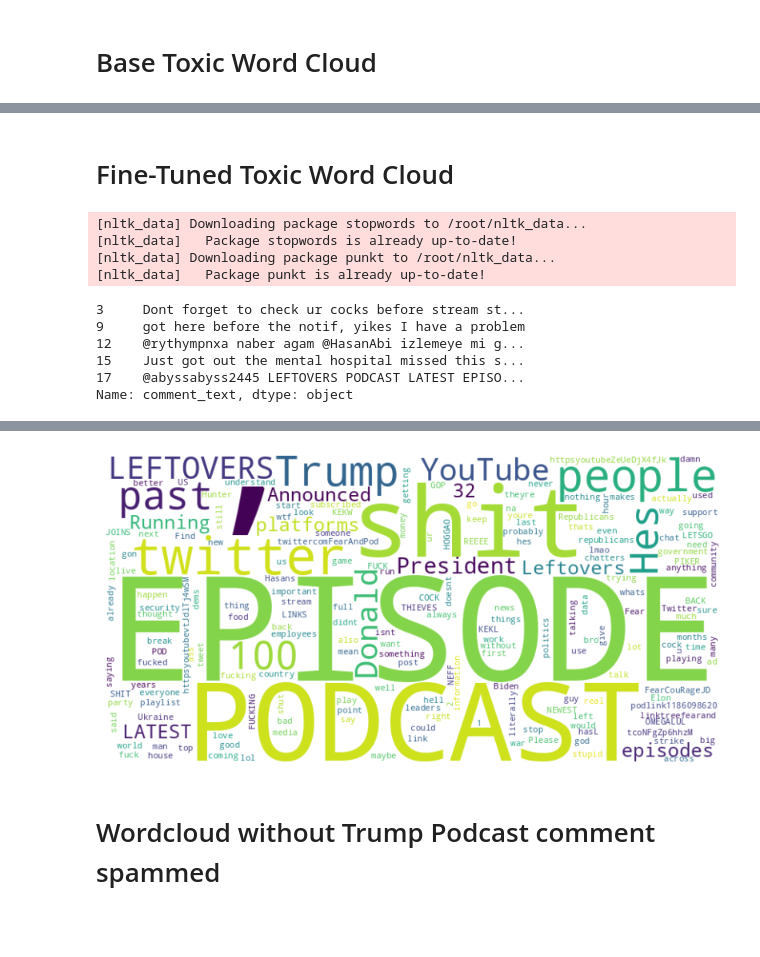
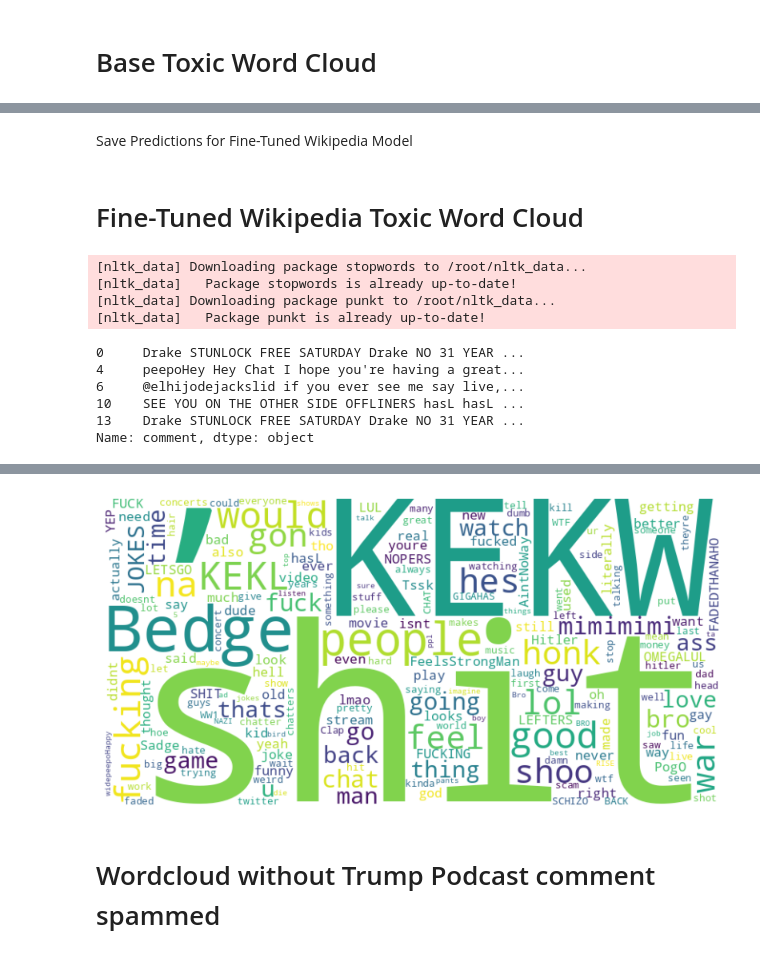
Before and after one commit to EliMartian/roberta_model_fine_tuning, a Jupyter notebook: fine_tuning_roberta.ipynb, the cells around one changed output, grey strips where cells are left out. Drawn from its saved outputs; the diff is of its cells as text; code cells hidden in the pictures; blank space fills up the shorter version.

Commit message:
added double fine-tuning on wikipedia and union

```diff
--- a/fine_tuning_roberta.ipynb
+++ b/fine_tuning_roberta.ipynb
@@ -367,21 +301,22 @@ from torch.utils.data import DataLoader
 from transformers import RobertaTokenizer, AutoModelForSequenceClassification
 from transformers import AdamW
 import torch
+import random
 
 random.seed(42)
 np.random.seed(42)
 torch.manual_seed(42)
-torch.cuda.manual_seed_all(42)  # If using CUDA
+torch.cuda.manual_seed_all(42)
 
 device = torch.device('cuda') if torch.cuda.is_available() else torch.device('cpu')
 
-model = model = AutoModelForSequenceClassification.from_pretrained('roberta-base', num_labels=1)
+model = AutoModelForSequenceClassification.from_pretrained('roberta-base', num_labels=1)
 model.to(device)
 model.train()
 
 train_loader = DataLoader(train_dataset, batch_size=16, shuffle=True)
 
-optim = AdamW(model.parameters(), lr=1e-6)
+optim = AdamW(model.parameters(), lr=1e-5)
 
 num_train_epochs = 1
 for epoch in range(num_train_epochs):
@@ -530,7 +465,7 @@ count = 0
 
 def predict_label(row):
     global count
-    text_to_predict = row['comment_text']
+    text_to_predict = row['comment']
 
     encoding = tokenizer(text_to_predict, return_tensors='pt', padding=True, truncation=True)
     input_ids = encoding['input_ids'].to(device)
@@ -542,12 +477,14 @@ def predict_label(row):
     # if(count <100):
     #   print(probabilities)
     # Convert probabilities to binary labels
-    binary_label = 1 if ((np.abs(probabilities[1] - probabilities[0]) <= 0.035) and (probabilities[1] > 0.5275) and (probabilities[0] < 0.494)) else 0
+    # probs[0] < 0.5425 && abs <= 0.061
+    binary_label = 1 if ((np.abs(probabilities[1] - probabilities[0]) <= 0.061) and (probabilities[0] < 0.5425)) else 0
     count = count + 1
     if (count % 500 == 0):
       print(count)
-    if(count < 10):
+    if(count < 90):
       print(text_to_predict)
+      print(probabilities)
       print(np.abs(probabilities[1] - probabilities[0]))
       print(binary_label)
     # if (binary_label == 1):
@@ -555,7 +492,7 @@ def predict_label(row):
     return binary_label
 
 # Load the Twitch dataset
-twitch_df = pd.read_csv('/usr/twitch_toxicity.csv')
+twitch_df = pd.read_csv('hasan_abi_11.19.22_test.csv')
 print(len(twitch_df))
 
 # Apply the prediction function to each row in the DataFrame
@@ -605,7 +542,7 @@ nltk.download('punkt')
 print(twitch_df.info())
 
 # Filter toxic comments
-toxic_comments = twitch_df[twitch_df['base_prediction'] == 1]['comment_text']
+toxic_comments = twitch_df[twitch_df['base_prediction'] == 1]['comment']
 print(toxic_comments.head(5))
 
 # Initialize NLTK stop words
@@ -721,7 +656,7 @@ def predict_label(row):
     global count
     global sub_mention
     # global profanity
-    text_to_predict = row['comment_text']
+    text_to_predict = row['comment']
     sub_mention = any(keyword in text_to_predict for keyword in ["Tier 1", "subscribed with Prime", "subbed using Prime"])
     profanity_in = profanity.contains_profanity(text_to_predict)
     # if(count <100):
@@ -736,11 +671,12 @@ def predict_label(row):
     # if(count <100):
     #   print(probabilities)
     # Convert probabilities to binary labels
-    binary_label = 1 if profanity_in or (np.abs(probabilities[0]) < 0.56475 and not sub_mention) else 0
+    # < 0.545 or > 0.6 should get flagged as TOXIC
+    binary_label = 1 if profanity_in or (np.abs(probabilities[0]) > 0.57418 and np.abs(probabilities[0]) < 0.57422 and not sub_mention)else 0
     count = count + 1
     if (count % 500 == 0):
       print(count)
-    if(count < 50):
+    if(count < 90):
       print(np.abs(probabilities[0]))
       print(text_to_predict)
       print(binary_label)
@@ -750,17 +686,17 @@ def predict_label(row):
     return binary_label
 
 # Load the Twitch dataset
-twitch_df = pd.read_csv('/usr/twitch_toxicity.csv')
+twitch_df = pd.read_csv('hasan_abi_11.19.22_test.csv')
 print(len(twitch_df))
 
 # Apply the prediction function to each row in the DataFrame
-twitch_df['union_prediction'] = twitch_df.apply(predict_label, axis=1)
+twitch_df['roberta_wiki_prediction'] = twitch_df.apply(predict_label, axis=1)
 
 # Display the DataFrame with predictions
-print(twitch_df[['comment_text', 'union_prediction']])
+# print(twitch_df[['comment', 'roberta_wiki_prediction']])
 
 # Assuming 'LABEL_0' corresponds to 'no'
-prediction_counts = twitch_df['union_prediction'].value_counts()
+prediction_counts = twitch_df['roberta_wiki_prediction'].value_counts()
 print(prediction_counts)
 
 # Print the counts
@@ -786,0 +723,2 @@ Count of 'yes': 5275
+# %% [markdown]
+Save Predictions for Fine-Tuned Wikipedia Model
@@ -787,5 +731,5 @@ Count of 'yes': 5275
 # %% [markdown]
-# Fine-Tuned Toxic Word Cloud
+# Fine-Tuned Wikipedia Toxic Word Cloud
 # %%
 from wordcloud import WordCloud
 import matplotlib.pyplot as plt
@@ -799,7 +743,7 @@ nltk.download('stopwords')
 nltk.download('punkt')
 
 # Filter toxic comments
-toxic_comments = twitch_df[twitch_df['union_prediction'] == 1]['comment_text']
+toxic_comments = twitch_df[twitch_df['roberta_wiki_prediction'] == 1]['comment']
 print(toxic_comments.head(5))
 
 batch_size = 1000  # Set the batch size
@@ -808,10 +752,10 @@ with open('union_output.txt', 'w') as f:
     for start in range(0, num_rows, batch_size):
         end = min(start + batch_size, num_rows)
         for index, row in twitch_df.iloc[start:end].iterrows():
-            f.write(str(row['union_prediction']) + '\n')
+            f.write(str(row['roberta_wiki_prediction']) + '\n')
 
-from google.colab import files
-files.download('union_output.txt')
+# from google.colab import files
+# files.download('union_output.txt')
 
 # Initialize NLTK stop words
 stop_words = set(stopwords.words('english'))
@@ -853,9 +797,9 @@ plt.show()
 [nltk_data]   Package stopwords is already up-to-date!
 [nltk_data] Downloading package punkt to /root/nltk_data...
 [nltk_data]   Package punkt is already up-to-date!
-3     Dont forget to check ur cocks before stream st...
-9     got here before the notif, yikes I have a problem
-12    @rythympnxa naber agam @HasanAbi izlemeye mi g...
-15    Just got out the mental hospital missed this s...
-17    @abyssabyss2445 LEFTOVERS PODCAST LATEST EPISO...
-Name: comment_text, dtype: object
+0     Drake STUNLOCK FREE SATURDAY Drake NO 31 YEAR ...
+4     peepoHey Hey Chat I hope you're having a great...
+6     @elhijodejackslid if you ever see me say live,...
+10    SEE YOU ON THE OTHER SIDE OFFLINERS hasL hasL ...
+13    Drake STUNLOCK FREE SATURDAY Drake NO 31 YEAR ...
+Name: comment, dtype: object
@@ -864,4 +806,4 @@ Name: comment_text, dtype: object
-[figure, old version]
+[figure, new version]
 # %% [markdown]
 # Wordcloud without Trump Podcast comment spammed
 # %%
```
Also changed, not shown: parts of 33 cells of this notebook, 1 other file.
